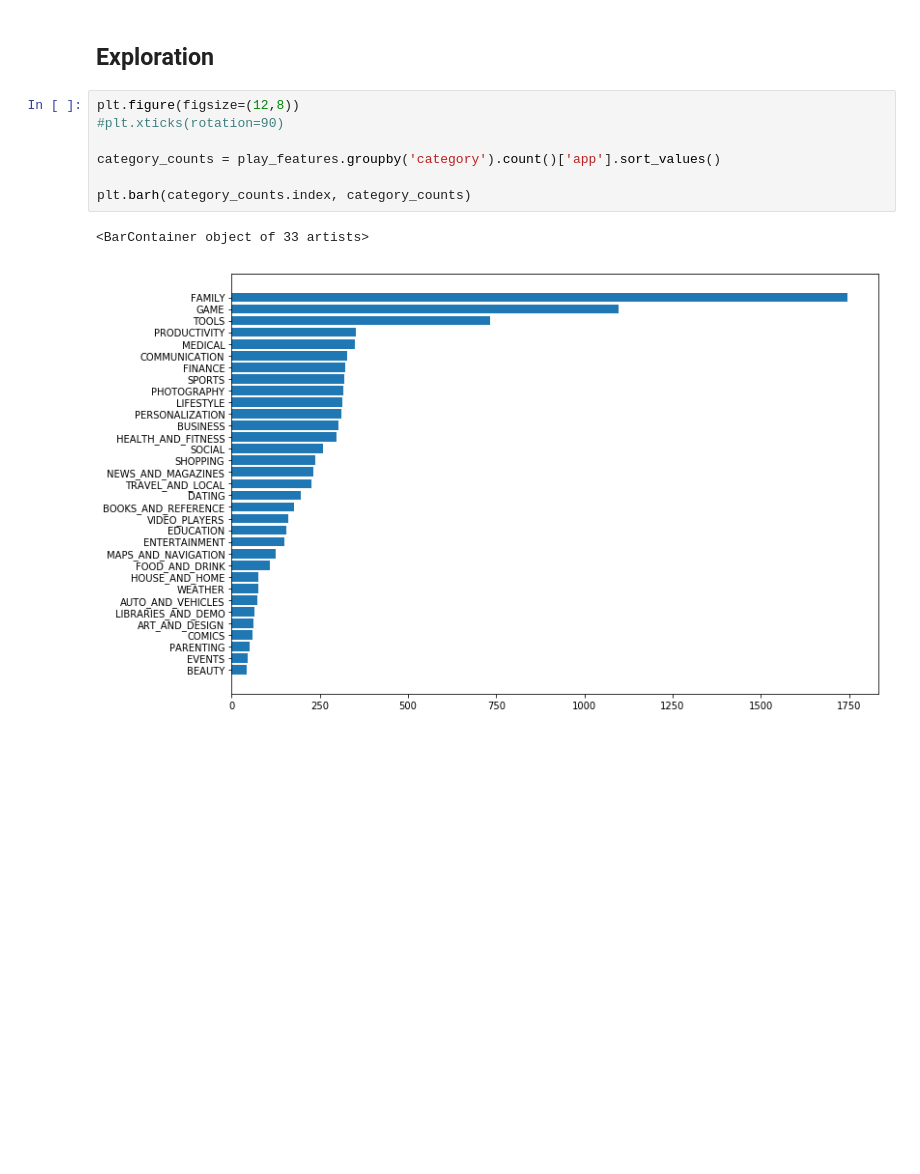
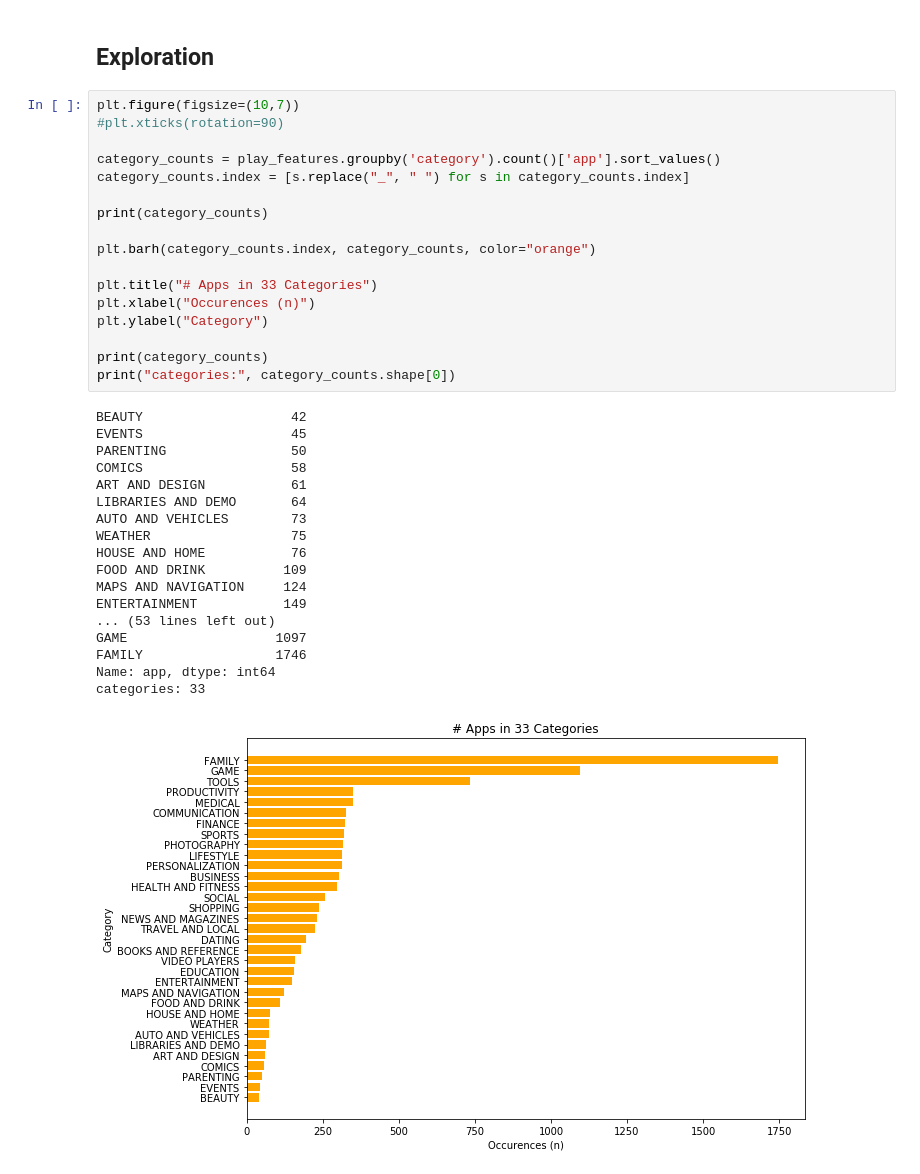
Before and after one commit to DanielColinaCuartin/INFO370-Final-Projects, a Jupyter notebook: pierce_workspace.ipynb, the cells around one changed output. Cells and saved outputs as stored; diff of their text form; blank space fills up the shorter version.

```diff
--- a/pierce_workspace.ipynb
+++ b/pierce_workspace.ipynb
@@ -542,12 +530,38 @@ words_results.sort_values('pred_installs', ascending=False)
 # %% [markdown]
 ## Exploration
 # %%
-plt.figure(figsize=(12,8))
+plt.figure(figsize=(10,7))
 #plt.xticks(rotation=90)
 
 category_counts = play_features.groupby('category').count()['app'].sort_values()
+category_counts.index = [s.replace("_", " ") for s in category_counts.index]
 
-plt.barh(category_counts.index, category_counts)
+print(category_counts)
+
+plt.barh(category_counts.index, category_counts, color="orange")
+
+plt.title("# Apps in 33 Categories")
+plt.xlabel("Occurences (n)")
+plt.ylabel("Category")
+
+print(category_counts)
+print("categories:", category_counts.shape[0])
 # %% [output]
-<BarContainer object of 33 artists>
+BEAUTY                   42
+EVENTS                   45
+PARENTING                50
+COMICS                   58
+ART AND DESIGN           61
+LIBRARIES AND DEMO       64
+AUTO AND VEHICLES        73
+WEATHER                  75
+HOUSE AND HOME           76
+FOOD AND DRINK          109
+MAPS AND NAVIGATION     124
+ENTERTAINMENT           149
+... (53 lines left out)
+GAME                   1097
+FAMILY                 1746
+Name: app, dtype: int64
+categories: 33
-[figure, old version]
+[figure, new version]
```
Also changed, not shown: parts of 5 cells of this notebook, 5 other files.
